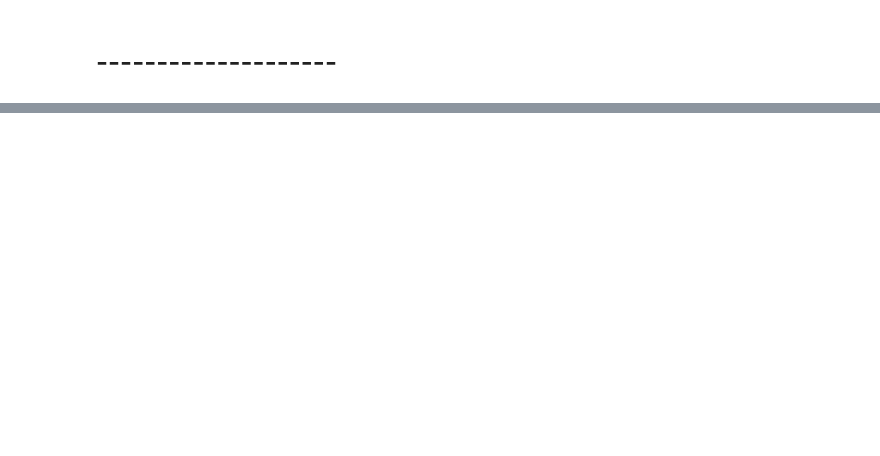
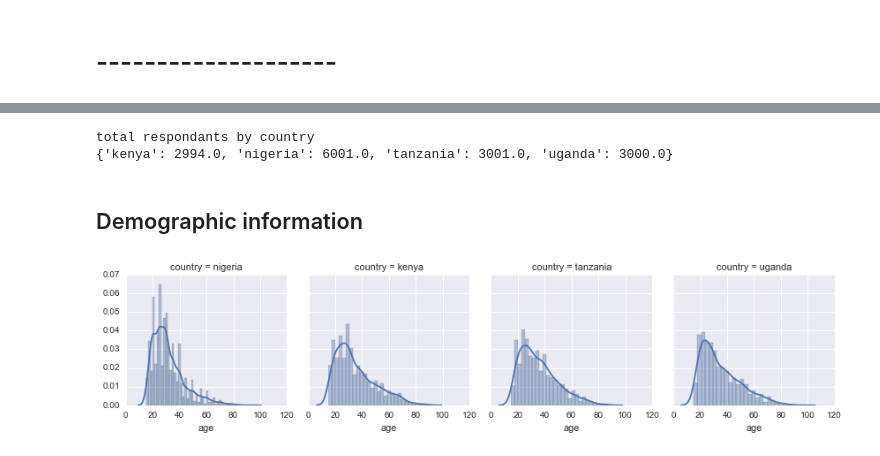
Before and after one commit to cturner500/DoPLER, a Jupyter notebook: funnel_analysis.ipynb, the cells around one changed output, grey strips where cells are left out. Drawn from its saved outputs; the diff is of its cells as text; code cells hidden in the pictures; blank space fills up the shorter version.

```diff
--- a/funnel_analysis.ipynb
+++ b/funnel_analysis.ipynb
@@ -79,0 +82,29 @@ df = pd.DataFrame.from_csv(
+# %%
+print "total respondants by country"
+n_records = dict()
+for k,v in df.country.value_counts().iteritems():
+    n_records[k] = float(v)  # make float for division norms later
+print n_records
+# %% [output]
+total respondants by country
+{'kenya': 2994.0, 'nigeria': 6001.0, 'tanzania': 3001.0, 'uganda': 3000.0}
+# %% [markdown]
+## Demographic information
+# %%
+"""
+age of respondants
+DG1 : Year of birth UT
+"""
+# survey year is 2015
+survey_year = 2015
+df['age'] = survey_year - df.year_of_birth
+
+# # plot for all ages
+# ax = sns.distplot(df.age.dropna(), bins=30)
+# ax.set_title('Age of all respondants')
+
+# plot age by country
+g = sns.FacetGrid(df, col="country")
+g = g.map(sns.distplot, 'age', )
+# %% [output]
+[figure, added]
```
Also changed, not shown: parts of 14 cells of this notebook.
